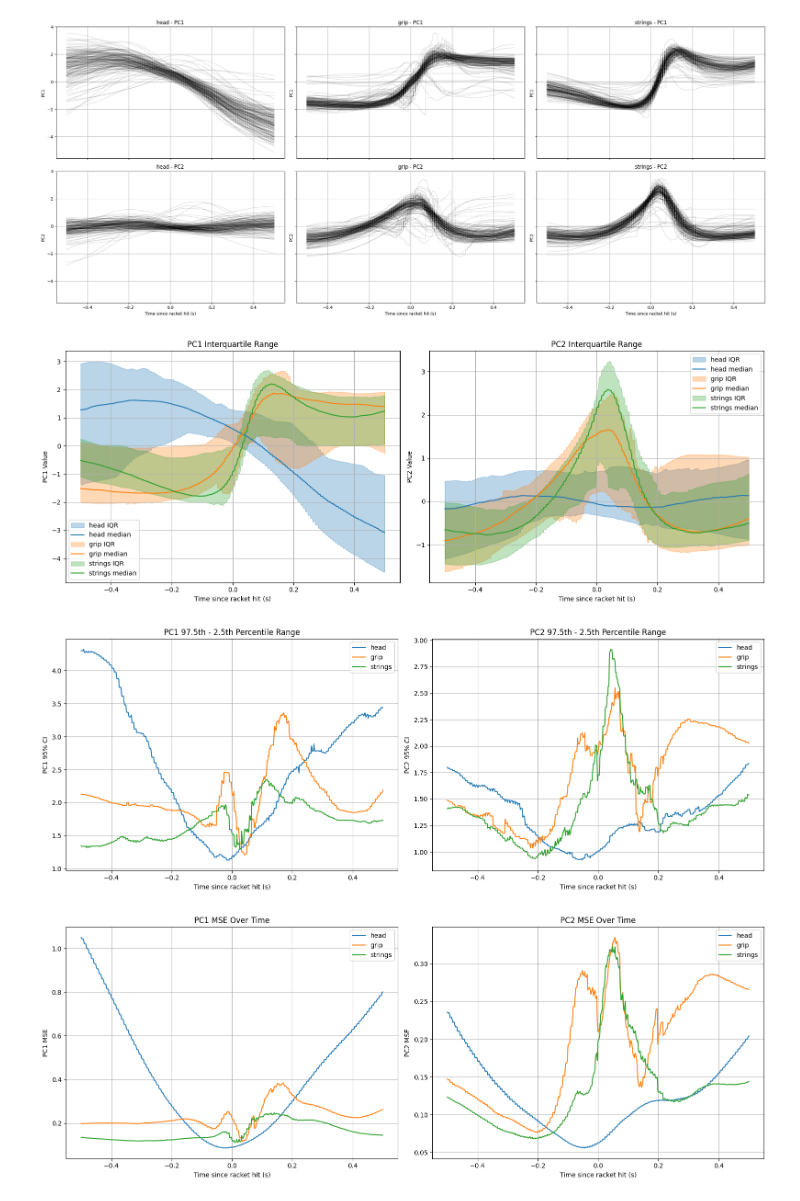
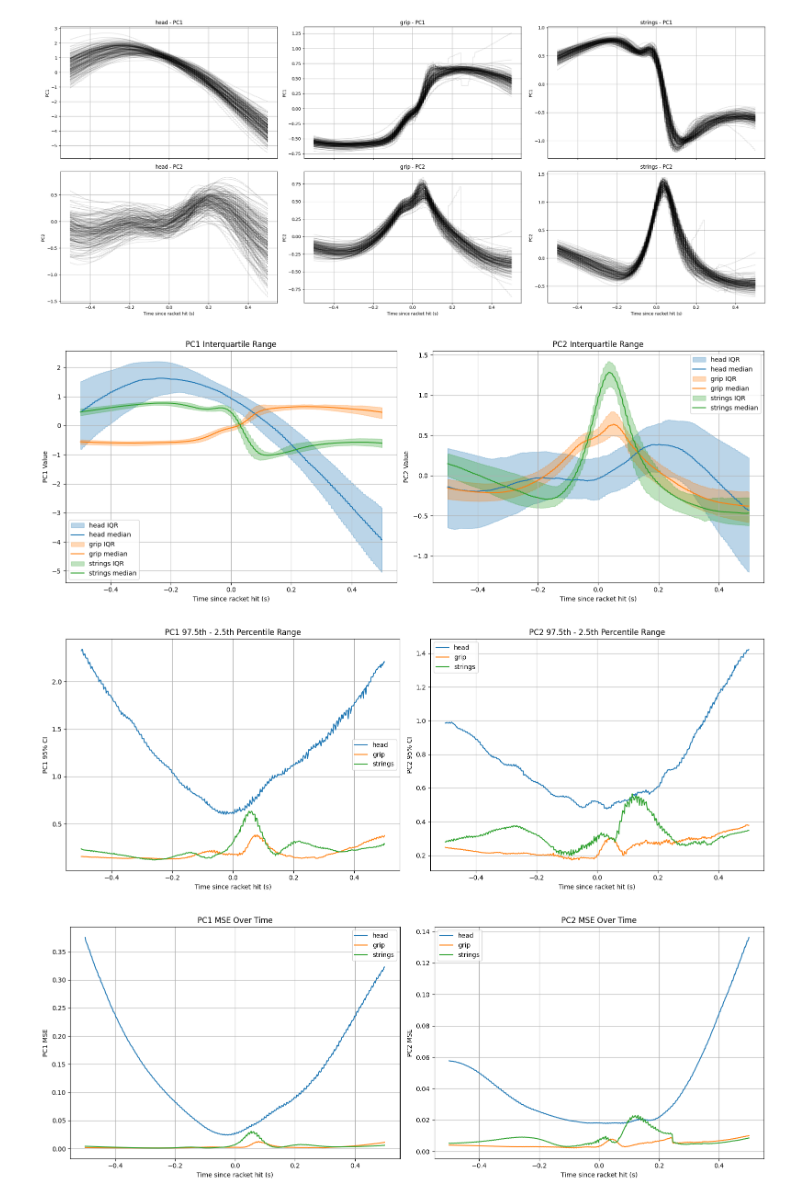
Before and after one commit to flipe-rodrigues/vr-tennis, a Jupyter notebook: Assets/Scripts/Python/analysis_trajectories.ipynb, the cells around one changed output. Drawn from its saved outputs; the diff is of its cells as text; code cells hidden in the pictures.

```diff
--- a/Assets/Scripts/Python/analysis_trajectories.ipynb
+++ b/Assets/Scripts/Python/analysis_trajectories.ipynb
@@ -11,7 +11,7 @@ data_path = 'C:\\Users\\flipe\\AppData\\LocalLow\\Warehouse\\VR-tennis\\Data'
 subject_paths = [f.name for f in os.scandir(data_path) if f.is_dir()]
 subject_count = len(subject_paths)
 # %%
-subject2plot = 'Manel'
+subject2plot = 'Juan'
 features2compare = ['centereyeanchor', 'racket-grip-base', 'racket-stringbed-center']
 features2compare_labels = ['head', 'grip', 'strings']
 # %%
@@ -262,5 +275,5 @@ KeyError: "['forward.x', 'forward.y', 'forward.z'] not in index"
 # %%
-fig, axs = plt.subplots(1, 3, figsize=(24, 6))
+fig, axs = plt.subplots(1, 3, figsize=(20, 6))
 
 for i, label in enumerate(dfs_features):
     df_feat = dfs_features[label]
@@ -291,5 +304,5 @@ plt.show()
 # %%
-fig, axs = plt.subplots(2, 3, figsize=(24, 10), sharex=True, sharey=True)
+fig, axs = plt.subplots(2, 3, figsize=(24, 10), sharex=True)
 
 window_size = int(alignment_window * 500) + 1
 window_time = np.linspace(-half_window, half_window, num=window_size)
@@ -310,34 +323,34 @@ for i, label in enumerate(features2compare_labels):
         # Only keep trajectories with valid data
         if traj.shape[0] > 0:
             aligned_pc1.append(traj[:, 0])
             aligned_pc2.append(traj[:, 1])
 
     # Plot PC1
     for traj_pc1 in aligned_pc1:
         try:
             axs[0, i].plot(window_time, traj_pc1, color="black", alpha=0.1)
         except Exception as e:
             print(f"Error plotting PC1 for {label}: {e}")
     axs[0, i].set_title(f"{label} - PC1")
     axs[0, i].set_ylabel("PC1")
     axs[0, i].grid()
 
     # Plot PC2
     for traj_pc2 in aligned_pc2:
         try:
             axs[1, i].plot(window_time, traj_pc2, color="black", alpha=0.1)
         except Exception as e:
             print(f"Error plotting PC2 for {label}: {e}")
     axs[1, i].set_title(f"{label} - PC2")
     axs[1, i].set_ylabel("PC2")
     axs[1, i].grid()
 
 for i in range(3):
     axs[1, i].set_xlabel("Time since racket hit (s)")
 plt.tight_layout()
 plt.show()
 # %% [output]
-[figure, old version]
+[figure, new version]
 # %%
 # Prepare figure with two subplots: one for PC1, one for PC2
 fig, axs = plt.subplots(1, 2, figsize=(16, 6), sharex=True)
@@ -418,7 +431,7 @@ axs[1].grid()
 plt.tight_layout()
 plt.show()
 # %% [output]
-[figure, old version]
+[figure, new version]
 # %%
 # Prepare figure with two subplots: one for PC1, one for PC2
 fig, axs = plt.subplots(1, 2, figsize=(16, 6), sharex=True)
@@ -482,7 +495,7 @@ axs[1].grid()
 plt.tight_layout()
 plt.show()
 # %% [output]
-[figure, old version]
+[figure, new version]
 # %%
 # Prepare figure with two subplots: one for PC1, one for PC2
 fig, axs = plt.subplots(1, 2, figsize=(16, 6), sharex=True)
@@ -544,7 +557,7 @@ axs[1].grid()
 plt.tight_layout()
 plt.show()
 # %% [output]
-[figure, old version]
+[figure, new version]
 # %%
 # Prepare figure with two subplots: one for PC1, one for PC2
 fig, axs = plt.subplots(1, 2, figsize=(16, 6), sharex=True)
```
Also changed, not shown: parts of 8 cells of this notebook, 10 other files.
